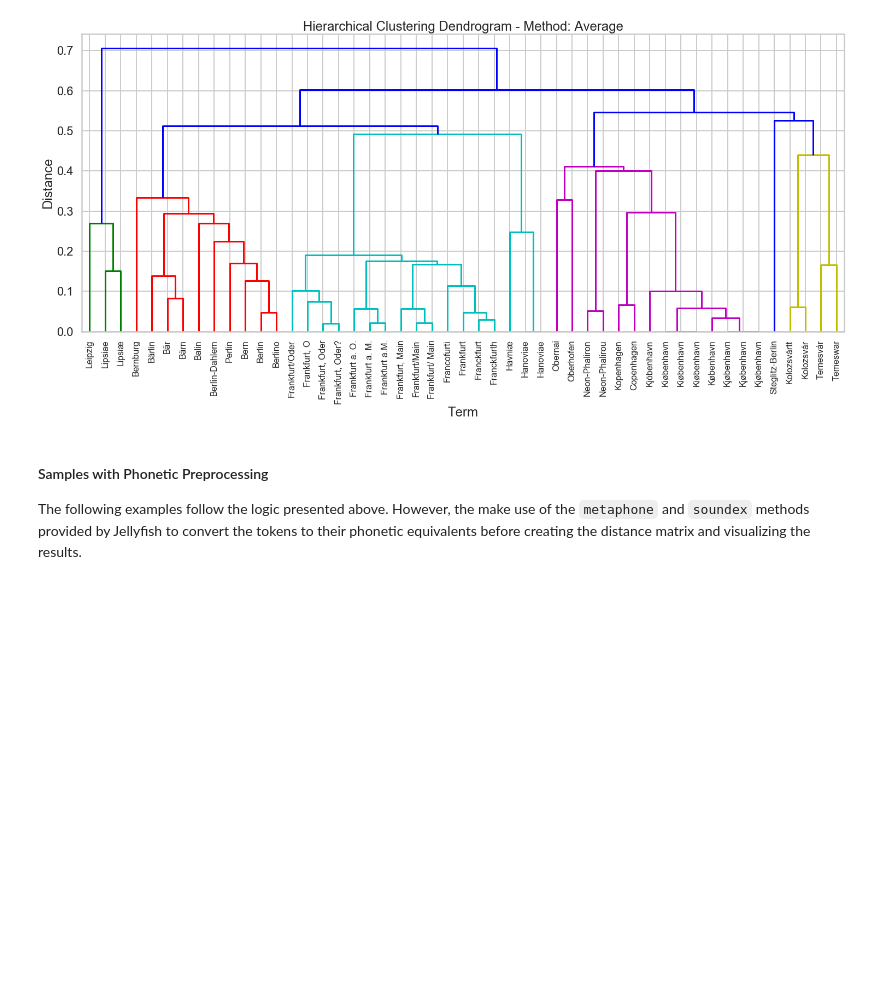
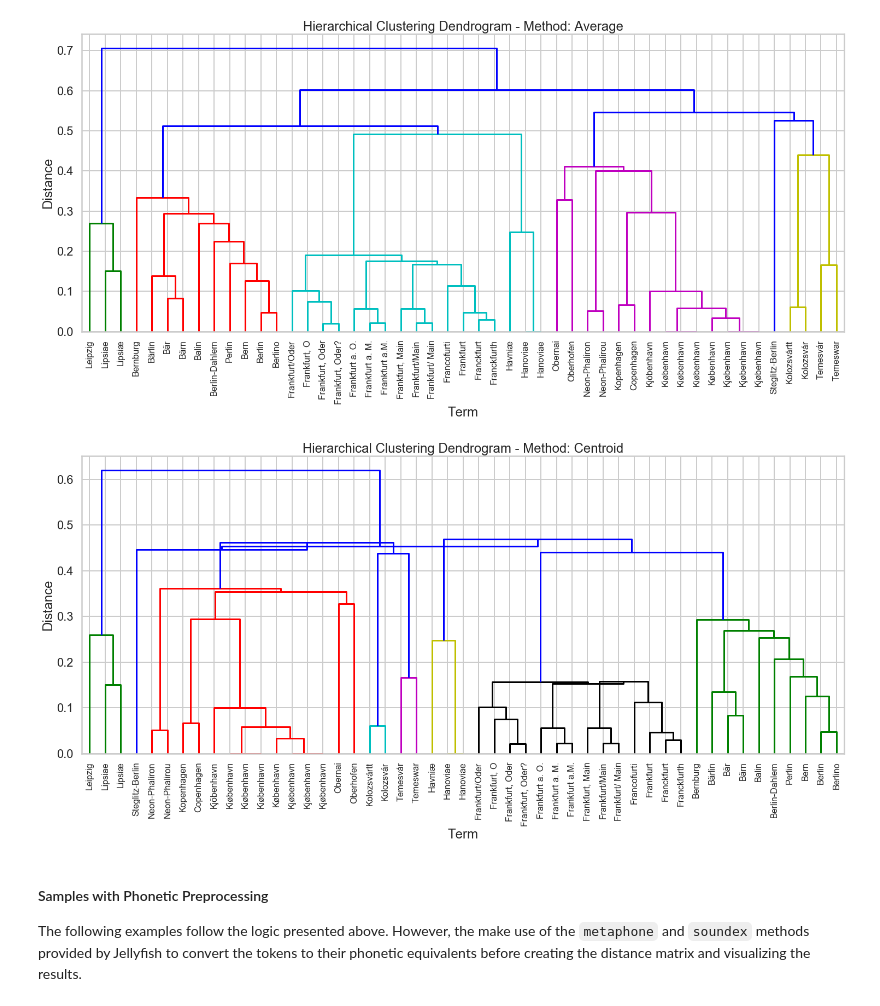
Before and after one commit to elektrobohemian/courses, a Jupyter notebook: hu_ibi/clustering_demo.ipynb, the cells around one changed output. Drawn from its saved outputs; the diff is of its cells as text; code cells hidden in the pictures; blank space fills up the shorter version.

Commit message:
replaced Ward linkage with centroid
* removed Ward linkage method for agglomerative clustering
* replaced with centroid

```diff
--- a/hu_ibi/clustering_demo.ipynb
+++ b/hu_ibi/clustering_demo.ipynb
@@ -279,6 +261,24 @@ scipycluster.dendrogram(
 plt.show()
 # %% [output]
 [figure]
+# %%
+method_name='centroid'
+
+Z=scipycluster.linkage(r2,method=method_name)
+
+plt.figure(figsize=(25, 10))
+plt.title('Hierarchical Clustering Dendrogram - Method: '+method_name.title())
+plt.xlabel('Term')
+plt.ylabel('Distance')
+scipycluster.dendrogram(
+        Z,
+        leaf_rotation=90.,  # rotates the x axis labels
+        leaf_font_size=16.,  # font size for the x axis labels
+        labels=words
+    )
+plt.show()
+# %% [output]
+[figure, added]
 # %% [markdown]
 #### Samples with Phonetic Preprocessing
 
```
Also changed, not shown: parts of 3 cells of this notebook.
